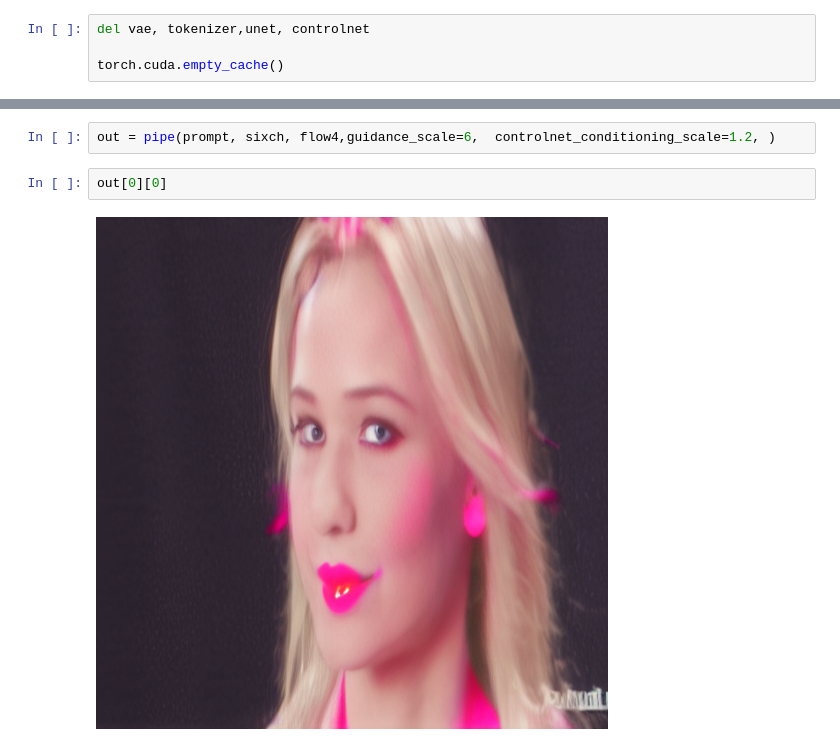
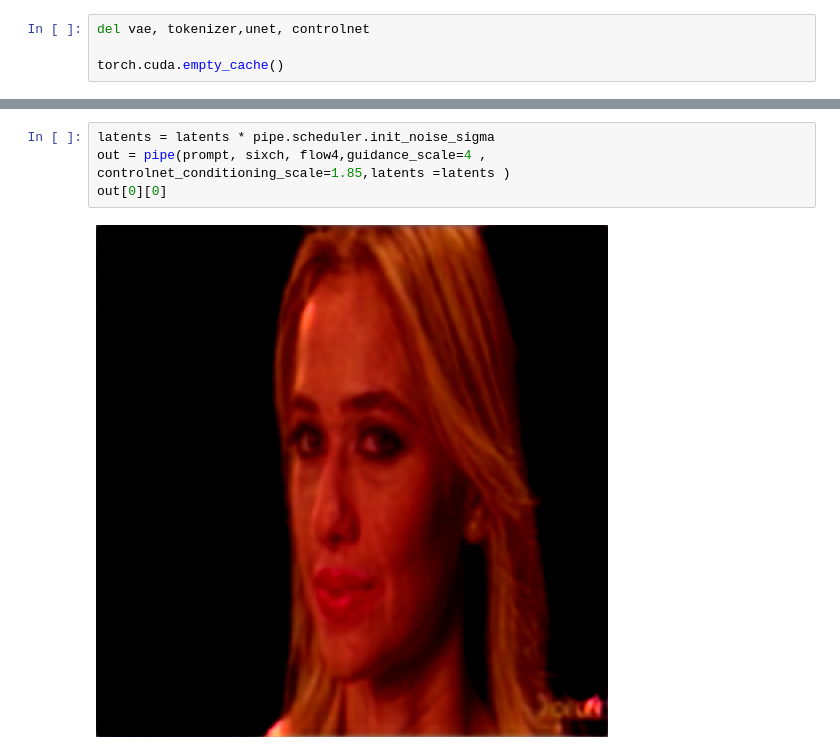
Before and after one commit to Maryamsana-1998/DiffCodec-Controlling-Latent-Diffusion-for-Perceptual-Video-Compression, a Jupyter notebook: pipeline.ipynb, the cells around one changed output, grey strips where cells are left out. Drawn from its saved outputs; the diff is of its cells as text.

```diff
--- a/pipeline.ipynb
+++ b/pipeline.ipynb
@@ -177,6 +200,6 @@ print("Latent shape:", latents.shape)
-# %%
-out = pipe(prompt, sixch, flow4,guidance_scale=6,  controlnet_conditioning_scale=1.2, )
-# %%
-out[0][0]
-# %% [output]
-[figure, removed]
+# %%
+latents = latents * pipe.scheduler.init_noise_sigma
+out = pipe(prompt, sixch, flow4,guidance_scale=4 ,  controlnet_conditioning_scale=1.85,latents =latents )
+out[0][0]
+# %% [output]
+[figure, added]
```
Also changed, not shown: parts of 9 cells of this notebook, 8 other files.
